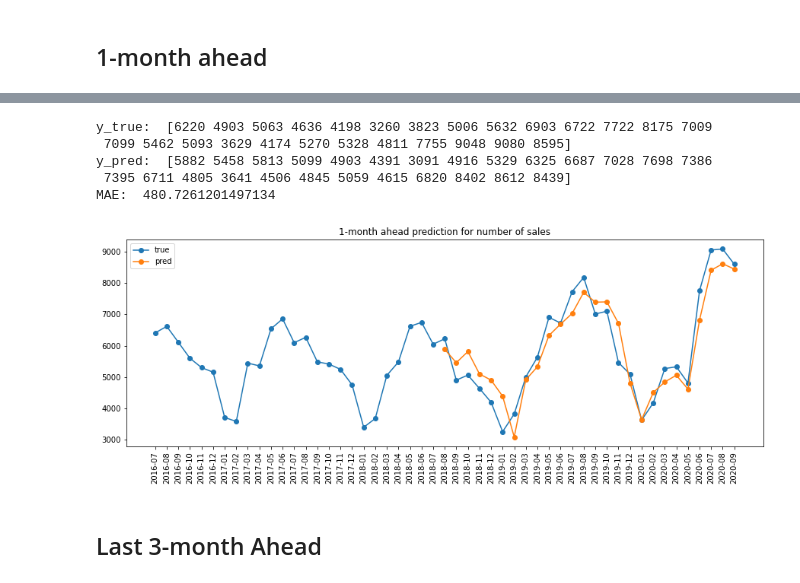
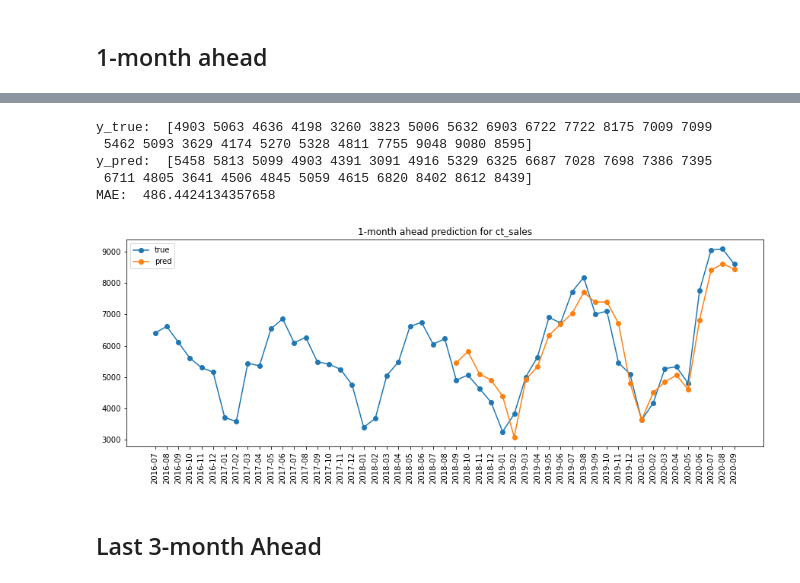
Before and after one commit to wijayajessica/Digital-Real-Estate-Index, a Jupyter notebook: market_level_forecasting/model_explainer/market_level_explainer.ipynb, the cells around one changed output, grey strips where cells are left out. Drawn from its saved outputs; the diff is of its cells as text; code cells hidden in the pictures.

```diff
--- a/market_level_forecasting/model_explainer/market_level_explainer.ipynb
+++ b/market_level_forecasting/model_explainer/market_level_explainer.ipynb
@@ -135,0 +196,5 @@ feature_list
+# %%
+head=2
+dft = df1.copy()
+dft[target] = dft[target].shift(-(head-1))
+dft = dft.dropna()
@@ -136,3 +209,26 @@ feature_list
+# %%
+start_idx = 22
+y_preds_1m = []
+for i in range(len(df1) - start_idx):
+    dft = df1.copy()
+    train = dft.iloc[:start_idx+i]
+    test = dft.iloc[[start_idx+i], :]
+
+    X_train = train[feature_list]
+    y_train = train[target].values
+
+    X_test = test[feature_list]
+    y_test = test[target].values
+
+    scaler = StandardScaler()
+    X_train = scaler.fit_transform(X_train)
+    X_test = scaler.transform(X_test)
+
+    reg_lasso_sale = LassoCV(n_alphas=1000, max_iter=10000, cv=5)
+    reg_lasso_sale.fit(X_train, y_train)
+    cal_permutation_importance(reg_lasso_sale, X_train, y_train, feature_list, 1)
+
+    y_preds_1m.append(reg_lasso_sale.predict(X_test)[0])
 # %% [markdown]
 # Market Level Explainer
 # %%
@@ -165,7 +261,7 @@ def cal_permutation_importance(model, X_train, y_train, feature_list, head):
 # %% [markdown]
 ## 1-month ahead
 # %%
-start_idx = 22
+start_idx = 23
 # %%
 y_preds_1m = []
 for i in range(len(df1) - start_idx):
@@ -208,24 +304,24 @@ print('y_true: ', y_true_1m)
 print('y_pred: ', np.round(y_preds_1m).astype(int))
 print('MAE: ', mean_absolute_error(y_true_1m, y_preds_1m))
 # %% [output]
-y_true:  [6220 4903 5063 4636 4198 3260 3823 5006 5632 6903 6722 7722 8175 7009
- 7099 5462 5093 3629 4174 5270 5328 4811 7755 9048 9080 8595]
-y_pred:  [5882 5458 5813 5099 4903 4391 3091 4916 5329 6325 6687 7028 7698 7386
- 7395 6711 4805 3641 4506 4845 5059 4615 6820 8402 8612 8439]
-MAE:  480.7261201497134
+y_true:  [4903 5063 4636 4198 3260 3823 5006 5632 6903 6722 7722 8175 7009 7099
+ 5462 5093 3629 4174 5270 5328 4811 7755 9048 9080 8595]
+y_pred:  [5458 5813 5099 4903 4391 3091 4916 5329 6325 6687 7028 7698 7386 7395
+ 6711 4805 3641 4506 4845 5059 4615 6820 8402 8612 8439]
+MAE:  486.4424134357658
 # %%
 df['month_str'] = df['month'].apply(lambda x: str(x))
 
 plt.figure(figsize=(15,5))
-plt.title('1-month ahead prediction for number of sales')
+plt.title('1-month ahead prediction for {}'.format(target))
 plt.plot(df['month_str'], df[target], label='true', marker='o')
 plt.plot(df['month_str'][-(len(df1)-start_idx):], y_preds_1m, label='pred', marker='o')
 plt.legend()
 
 plt.xticks(rotation=90)
 plt.show()
 # %% [output]
-[figure, old version]
+[figure, new version]
 # %% [markdown]
 ## Last 3-month Ahead
 # %%
```
Also changed, not shown: parts of 8 cells of this notebook.
